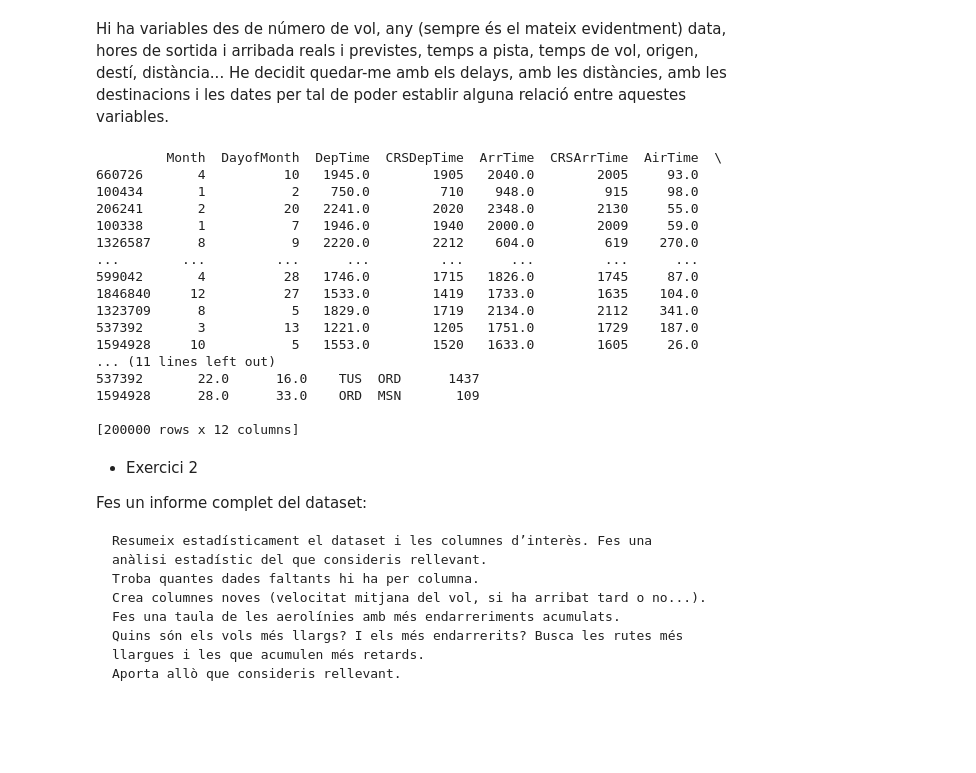
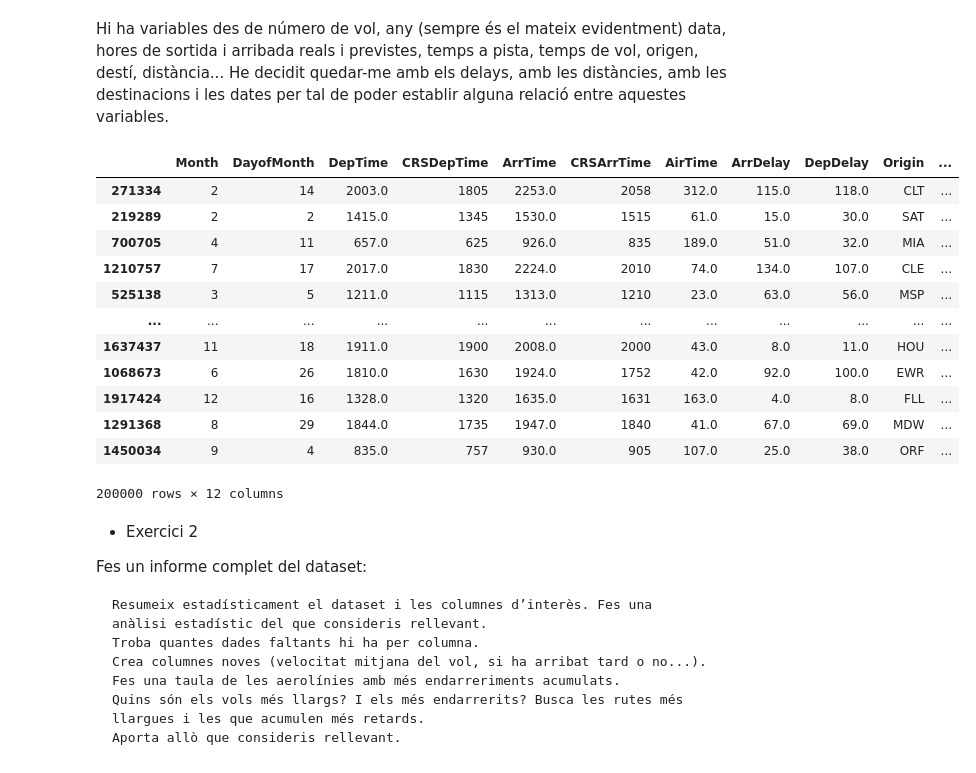
Before and after one commit to perot84/Base-de-dades, a Jupyter notebook: Tasca M3 T02.ipynb, the cells around one changed output. Saved outputs shown, nothing was run; the diff lists cells and outputs as text; code cells hidden in the pictures; blank space fills up the shorter version.

```diff
--- a/Tasca M3 T02.ipynb
+++ b/Tasca M3 T02.ipynb
@@ -37,25 +37,21 @@ Hi ha variables des de número de vol, any (sempre és el mateix evidentment) da
 He decidit quedar-me amb els delays, amb les distàncies, amb les destinacions i les dates per tal de poder establir alguna relació entre aquestes variables.
 # %%
 airlines_df_filtrat= airlines_df[["Month","DayofMonth","DepTime", "CRSDepTime","ArrTime","CRSArrTime", "AirTime", "ArrDelay", "DepDelay","Origin", "Dest", "Distance"]]
-print (airlines_df_filtrat)
+airlines_df_filtrat
 # %% [output]
+|  | Month | DayofMonth | DepTime | CRSDepTime | ArrTime | CRSArrTime | AirTime | ArrDelay | DepDelay | Origin | ... |
+| 271334 | 2 | 14 | 2003.0 | 1805 | 2253.0 | 2058 | 312.0 | 115.0 | 118.0 | CLT | ... |
+| 219289 | 2 | 2 | 1415.0 | 1345 | 1530.0 | 1515 | 61.0 | 15.0 | 30.0 | SAT | ... |
+| 700705 | 4 | 11 | 657.0 | 625 | 926.0 | 835 | 189.0 | 51.0 | 32.0 | MIA | ... |
+| 1210757 | 7 | 17 | 2017.0 | 1830 | 2224.0 | 2010 | 74.0 | 134.0 | 107.0 | CLE | ... |
+| 525138 | 3 | 5 | 1211.0 | 1115 | 1313.0 | 1210 | 23.0 | 63.0 | 56.0 | MSP | ... |
+| ... | ... | ... | ... | ... | ... | ... | ... | ... | ... | ... | ... |
+| 1637437 | 11 | 18 | 1911.0 | 1900 | 2008.0 | 2000 | 43.0 | 8.0 | 11.0 | HOU | ... |
+| 1068673 | 6 | 26 | 1810.0 | 1630 | 1924.0 | 1752 | 42.0 | 92.0 | 100.0 | EWR | ... |
+| 1917424 | 12 | 16 | 1328.0 | 1320 | 1635.0 | 1631 | 163.0 | 4.0 | 8.0 | FLL | ... |
+| 1291368 | 8 | 29 | 1844.0 | 1735 | 1947.0 | 1840 | 41.0 | 67.0 | 69.0 | MDW | ... |
+| 1450034 | 9 | 4 | 835.0 | 757 | 930.0 | 905 | 107.0 | 25.0 | 38.0 | ORF | ... |
-         Month  DayofMonth  DepTime  CRSDepTime  ArrTime  CRSArrTime  AirTime  \
-660726       4          10   1945.0        1905   2040.0        2005     93.0
-100434       1           2    750.0         710    948.0         915     98.0
-206241       2          20   2241.0        2020   2348.0        2130     55.0
-100338       1           7   1946.0        1940   2000.0        2009     59.0
-1326587      8           9   2220.0        2212    604.0         619    270.0
-...        ...         ...      ...         ...      ...         ...      ...
-599042       4          28   1746.0        1715   1826.0        1745     87.0
-1846840     12          27   1533.0        1419   1733.0        1635    104.0
-1323709      8           5   1829.0        1719   2134.0        2112    341.0
-537392       3          13   1221.0        1205   1751.0        1729    187.0
-1594928     10           5   1553.0        1520   1633.0        1605     26.0
-... (11 lines left out)
-537392       22.0      16.0    TUS  ORD      1437
-1594928      28.0      33.0    ORD  MSN       109
-
-[200000 rows x 12 columns]
+200000 rows × 12 columns
 # %% [markdown]
 - Exercici 2
 
```
Also changed, not shown: parts of 20 cells of this notebook.
